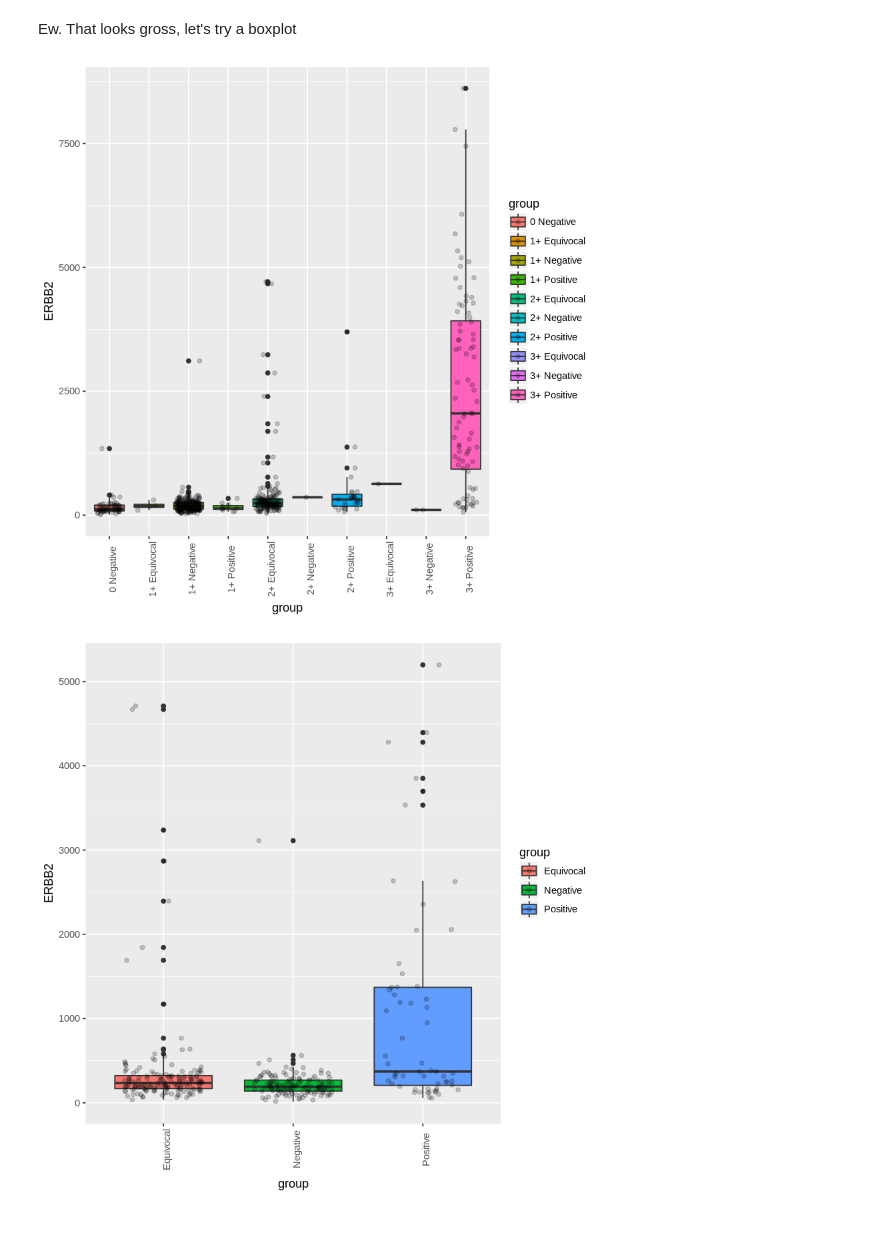
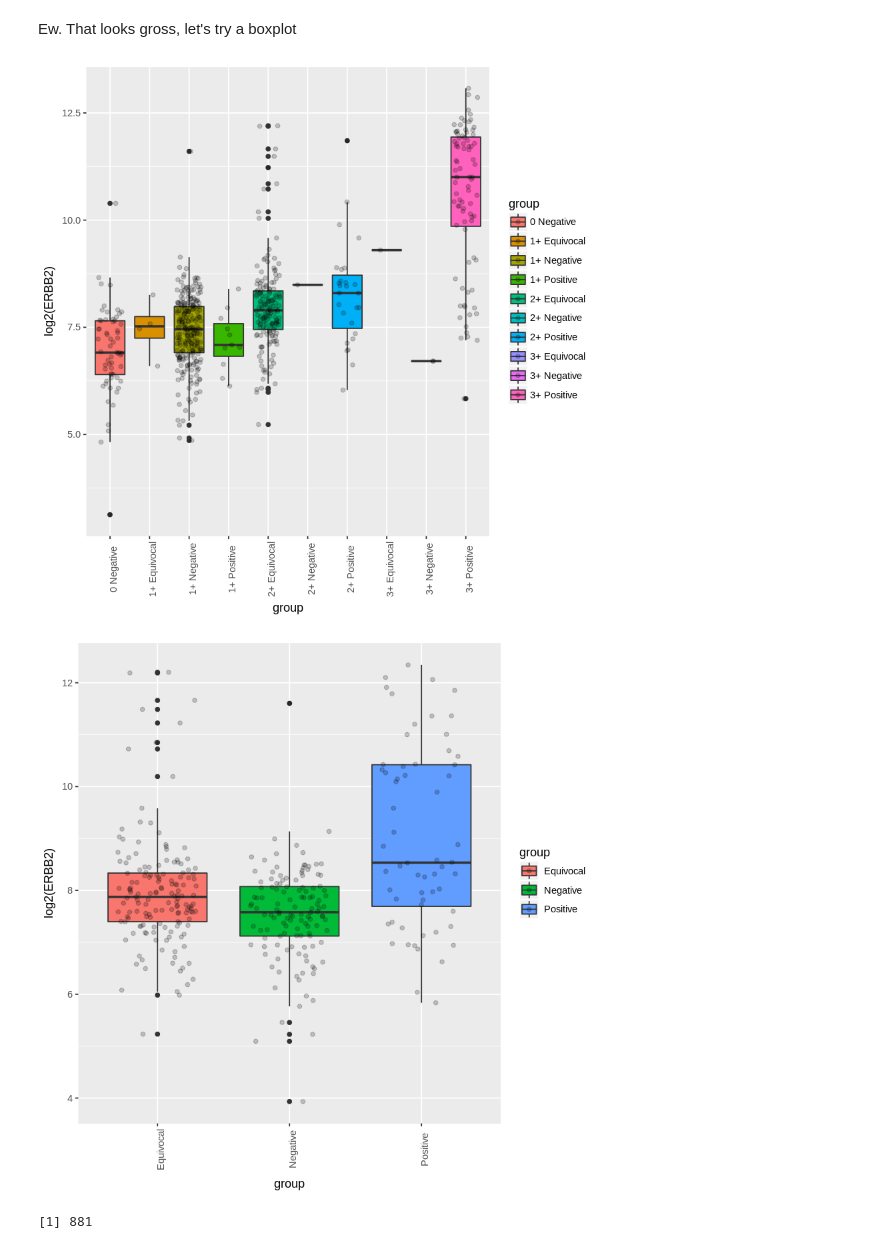
Before and after one commit to zence/SCCR, a Jupyter notebook: notebooks/pos_neg_equivocal.ipynb, the cells around one changed output. Saved outputs shown, nothing was run; the diff lists cells and outputs as text; code cells hidden in the pictures.

```diff
--- a/notebooks/pos_neg_equivocal.ipynb
+++ b/notebooks/pos_neg_equivocal.ipynb
@@ -488,13 +473,13 @@ ggbar
 # %% [markdown]
 Ew. That looks gross, let's try a boxplot
 # %%
-gbox <- ggplot(tot.gene.scores, aes(x = group, y = ERBB2, fill = group))
+gbox <- ggplot(tot.gene.scores, aes(x = group, y = log2(ERBB2), fill = group))
 ggbox <- gbox + geom_boxplot() + geom_jitter(width = .3, alpha = .2) +
             theme(axis.text.x = element_text(angle = 90))
 
 ggbox
 # %% [output]
-[figure, old version]
+[figure, new version]
 # %%
 tot.gene.fish <- merge(gene.expr, her2.data[which(her2.data$her2_fish_status != "[Not Available]" &
                                                   her2.data$her2_fish_status != "[Not Evaluated]"),
@@ -507,10 +492,10 @@ tot.gene.fish$Sample <- factor(tot.gene.fish$Sample, levels = tot.gene.fish$Samp
 
 tot.gene.fish$group <- paste(tot.gene.fish$her2_ihc_score, tot.gene.fish$her2_status_by_ihc)
 # %%
-gbox <- ggplot(tot.gene.fish, aes(x = group, y = ERBB2, fill = group))
+gbox <- ggplot(tot.gene.fish, aes(x = group, y = log2(ERBB2), fill = group))
 ggbox <- gbox + geom_boxplot() + geom_jitter(width = .3, alpha = .2) +
             theme(axis.text.x = element_text(angle = 90))
 
 ggbox
 # %% [output]
-[figure, old version]
+[figure, new version]
@@ -516,0 +504,4 @@ ggbox
+# %%
+sum(row.names(her2.data) %in% brca.ids)
+# %% [output]
+[1] 881
```
Also changed, not shown: parts of 14 cells of this notebook, 1 other file.
